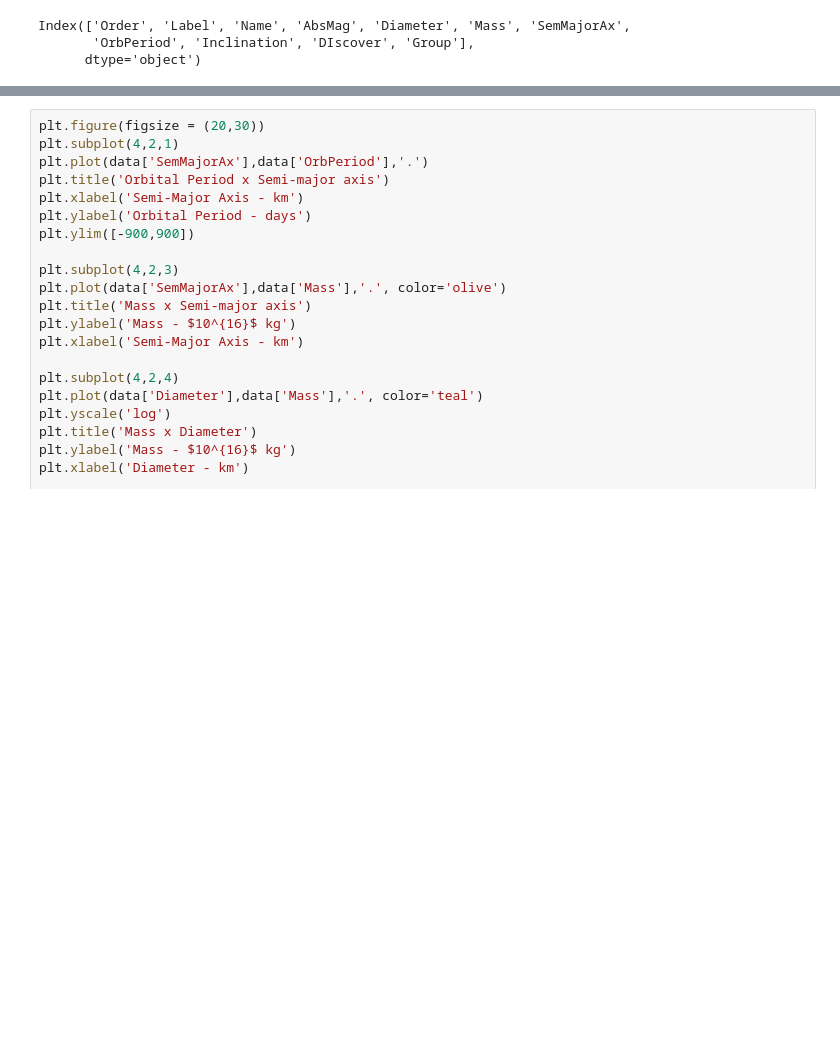
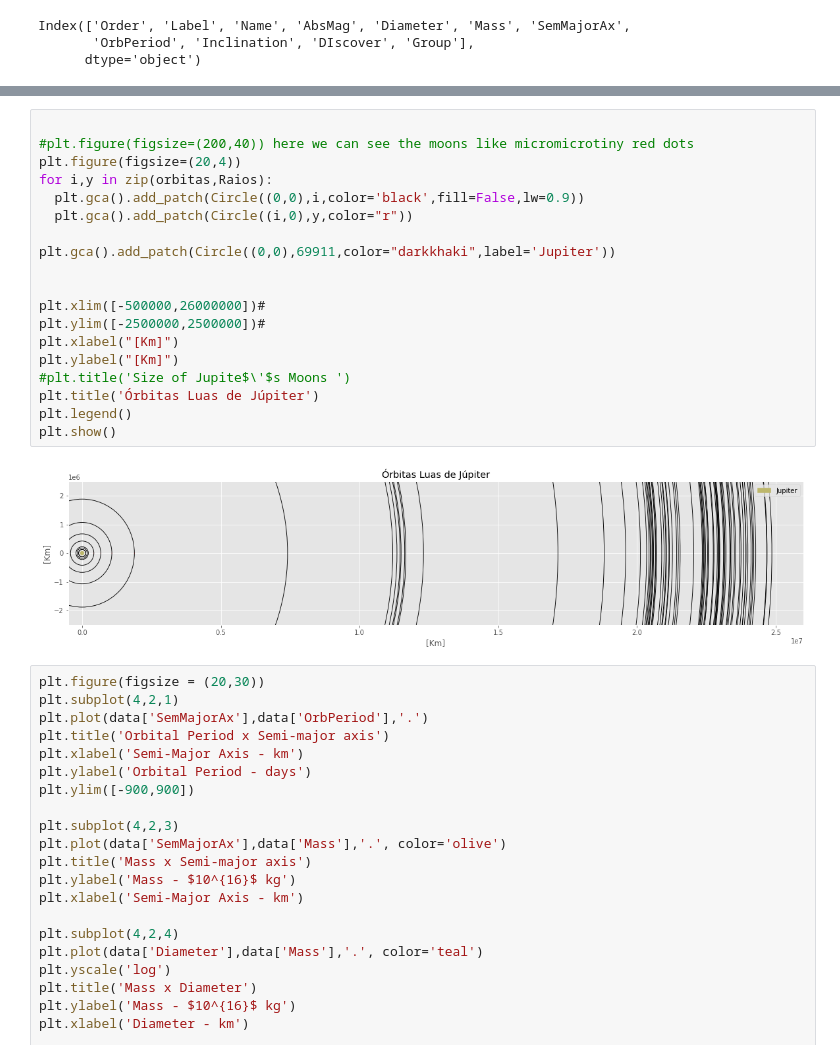
Before and after one commit to pzilvesm/moons, a Jupyter notebook: LUASJUPITER.ipynb, the cells around one changed output, grey strips where cells are left out. Cells and saved outputs as stored; diff of their text form; blank space fills up the shorter version.

```diff
--- a/LUASJUPITER.ipynb
+++ b/LUASJUPITER.ipynb
@@ -104,3 +122,24 @@ plt.show()
+# %%
+
+#plt.figure(figsize=(200,40)) here we can see the moons like micromicrotiny red dots
+plt.figure(figsize=(20,4))
+for i,y in zip(orbitas,Raios):
+  plt.gca().add_patch(Circle((0,0),i,color='black',fill=False,lw=0.9))
+  plt.gca().add_patch(Circle((i,0),y,color="r"))
+
+plt.gca().add_patch(Circle((0,0),69911,color="darkkhaki",label='Jupiter'))
+
+
+plt.xlim([-500000,26000000])#
+plt.ylim([-2500000,2500000])#
+plt.xlabel("[Km]")
+plt.ylabel("[Km]")
+#plt.title('Size of Jupite$\'$s Moons ')
+plt.title('Órbitas Luas de Júpiter')
+plt.legend()
+plt.show()
+# %% [output]
+[figure, added]
 # %%
 plt.figure(figsize = (20,30))
 plt.subplot(4,2,1)
```
Also changed, not shown: parts of 3 cells of this notebook.
